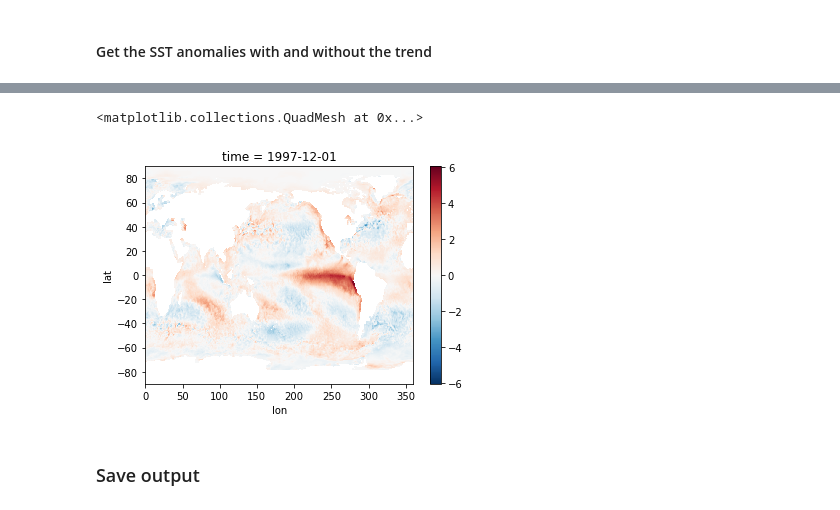
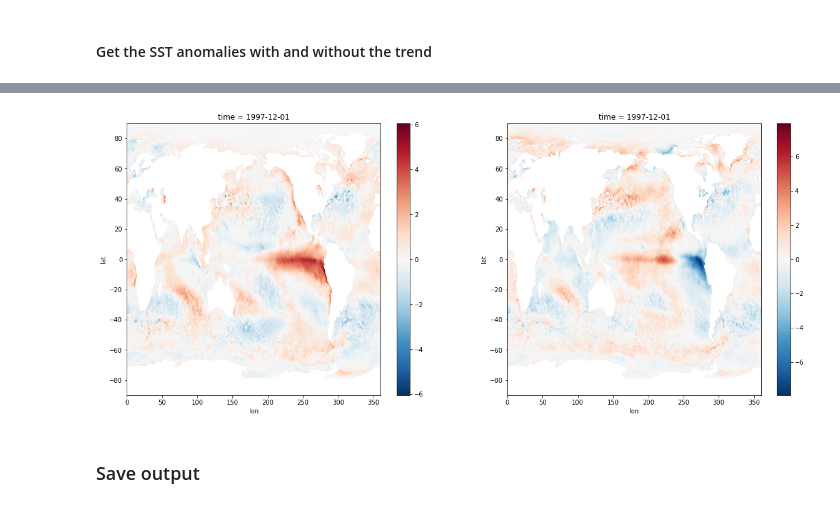
Before and after one commit to ocetrac/marine-heatwaves, a Jupyter notebook: 00_preprocess.ipynb, the cells around one changed output, grey strips where cells are left out. Drawn from its saved outputs; the diff is of its cells as text; code cells hidden in the pictures.

```diff
--- a/00_preprocess.ipynb
+++ b/00_preprocess.ipynb
@@ -114,8 +112,9 @@ ssta_notrend_noNino3.sel(time=('1997-12-01')).plot()
-# %%
-ssta_notrend.sel(time=('1997-12-01')).plot()
-# %% [output]
-<matplotlib.collections.QuadMesh at 0x...>
-[figure, removed]
+# %%
+fig, (ax1, ax2) = plt.subplots(1,2, figsize=(20,8))
+ssta_notrend_noNino3.sel(time=('1997-12-01')).plot(ax=ax2);
+ssta_notrend.sel(time=('1997-12-01')).plot(ax=ax1);
+# %% [output]
+[figure, added]
 # %% [markdown]
 ### Save output
 # %%
```
Also changed, not shown: parts of 7 cells of this notebook, 2 other files.
